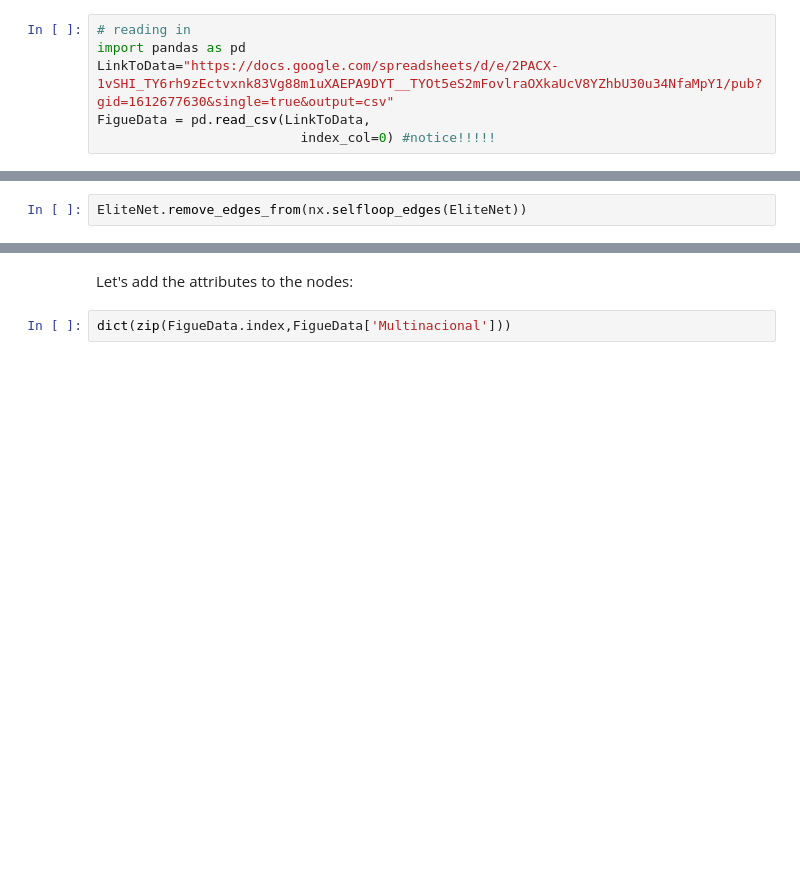
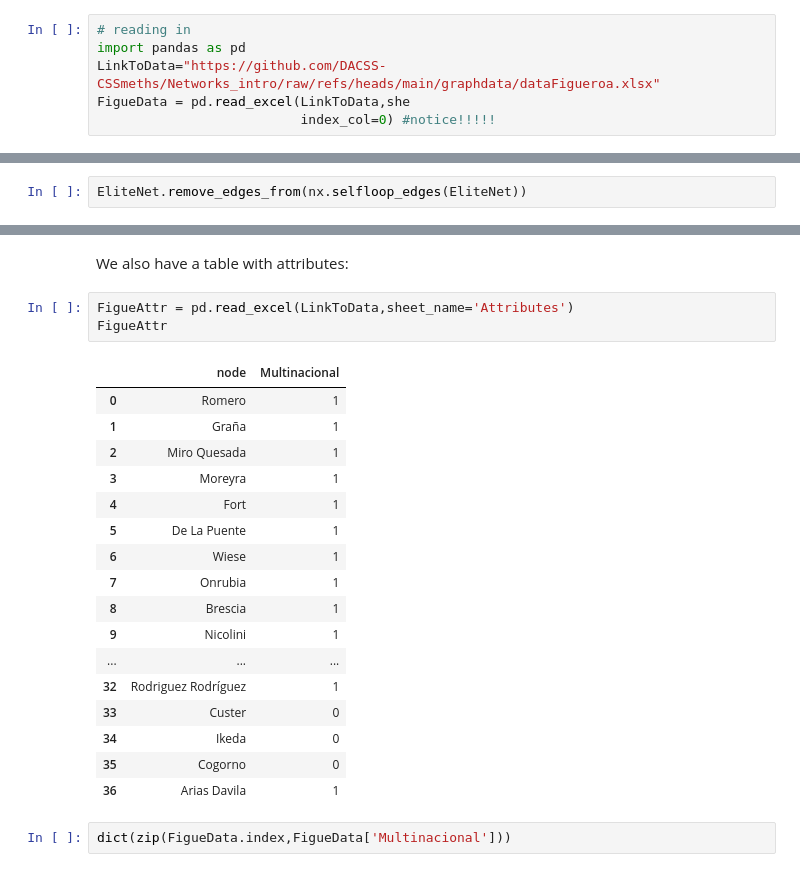
Before and after one commit to DACSS-CSSmeths/Networks_intro, a Jupyter notebook: index.ipynb, the cells around one changed output, grey strips where cells are left out. Cells and saved outputs as stored; diff of their text form; blank space fills up the shorter version.

```diff
--- a/index.ipynb
+++ b/index.ipynb
@@ -249,8 +249,8 @@ Let's use the data from the spreadsheet to prepare our table:
 # %%
 # reading in
 import pandas as pd
-LinkToData="https://docs.google.com/spreadsheets/d/e/2PACX-1vSHI_TY6rh9zEctvxnk83Vg88m1uXAEPA9DYT__TYOt5eS2mFovlraOXkaUcV8YZhbU30u34NfaMpY1/pub?gid=1612677630&single=true&output=csv"
-FigueData = pd.read_csv(LinkToData,
+LinkToData="https://github.com/DACSS-CSSmeths/Networks_intro/raw/refs/heads/main/graphdata/dataFigueroa.xlsx"
+FigueData = pd.read_excel(LinkToData,she
                           index_col=0) #notice!!!!!
 # %% [markdown]
 We got this:
@@ -296,5 +315,26 @@ nx.draw_random(EliteNet,
-# %% [markdown]
-Let's add the attributes to the nodes:
+# %% [markdown]
+We also have a table with attributes:
+# %%
+FigueAttr = pd.read_excel(LinkToData,sheet_name='Attributes')
+FigueAttr
+# %% [output]
+|  | node | Multinacional |
+| 0 | Romero | 1 |
+| 1 | Graña | 1 |
+| 2 | Miro Quesada | 1 |
+| 3 | Moreyra | 1 |
+| 4 | Fort | 1 |
+| 5 | De La Puente | 1 |
+| 6 | Wiese | 1 |
+| 7 | Onrubia | 1 |
+| 8 | Brescia | 1 |
+| 9 | Nicolini | 1 |
+| ... | ... | ... |
+| 32 | Rodriguez Rodríguez | 1 |
+| 33 | Custer | 0 |
+| 34 | Ikeda | 0 |
+| 35 | Cogorno | 0 |
+| 36 | Arias Davila | 1 |
 # %%
 dict(zip(FigueData.index,FigueData['Multinacional']))
 # %% [markdown]
```
Also changed, not shown: parts of 11 cells of this notebook, 1 other file.
